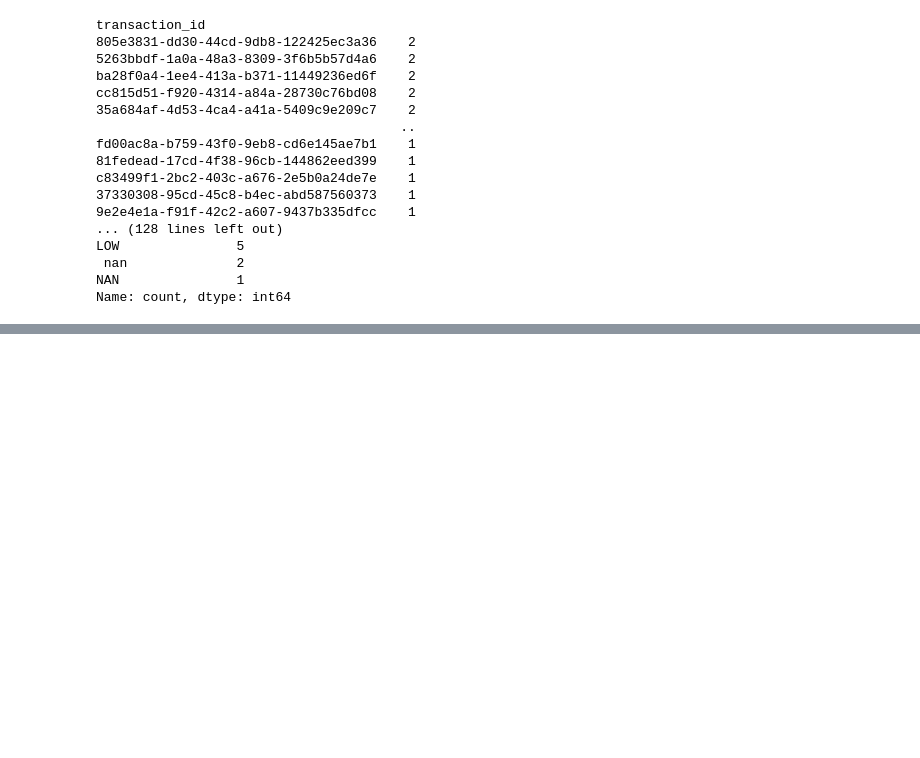
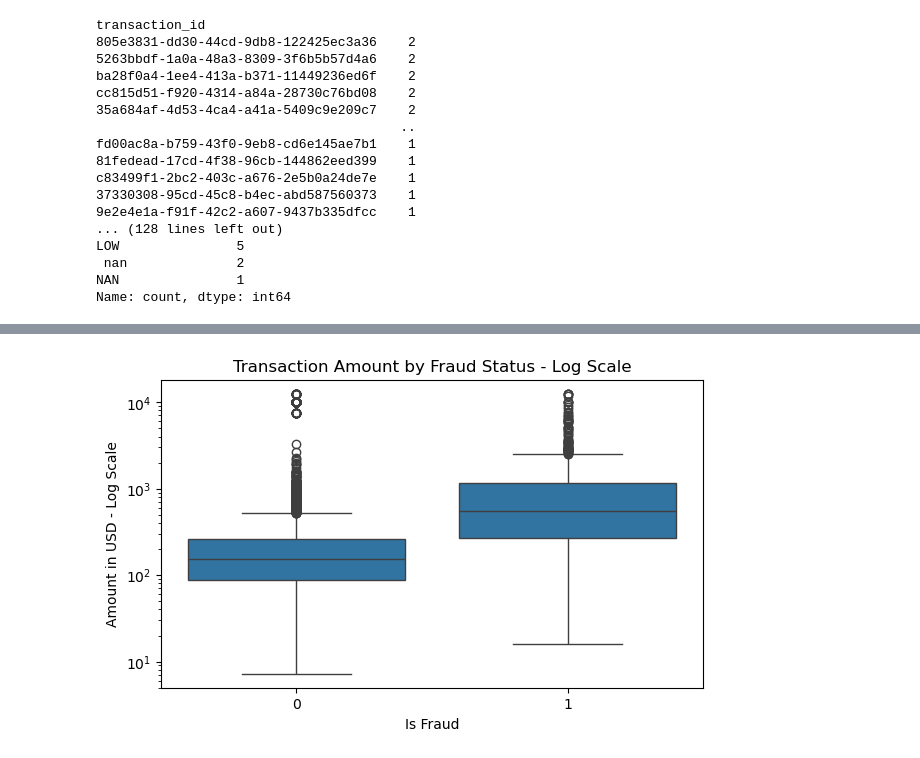
Before and after one commit to Khanky1996/Novapay-fraudlent, a Jupyter notebook: Novapay-fraudlent/notebook/EDA.ipynb, the cells around one changed output, grey strips where cells are left out. Saved outputs shown, nothing was run; the diff lists cells and outputs as text; code cells hidden in the pictures; blank space fills up the shorter version.

```diff
--- a/Novapay-fraudlent/notebook/EDA.ipynb
+++ b/Novapay-fraudlent/notebook/EDA.ipynb
@@ -529,0 +720,11 @@ Name: count, dtype: int64
+# %%
+# Boxplot with log-scaled y-axis for better visibility
+plt.figure(figsize=(7, 4))
+sns.boxplot(data=data_clean, x='is_fraud', y='amount_usd')
+plt.yscale('log')
+plt.title('Transaction Amount by Fraud Status - Log Scale')
+plt.xlabel('Is Fraud')
+plt.ylabel('Amount in USD - Log Scale')
+plt.show()
+# %% [output]
+[figure, added]
```
Also changed, not shown: parts of 154 cells of this notebook, 1 other file.
